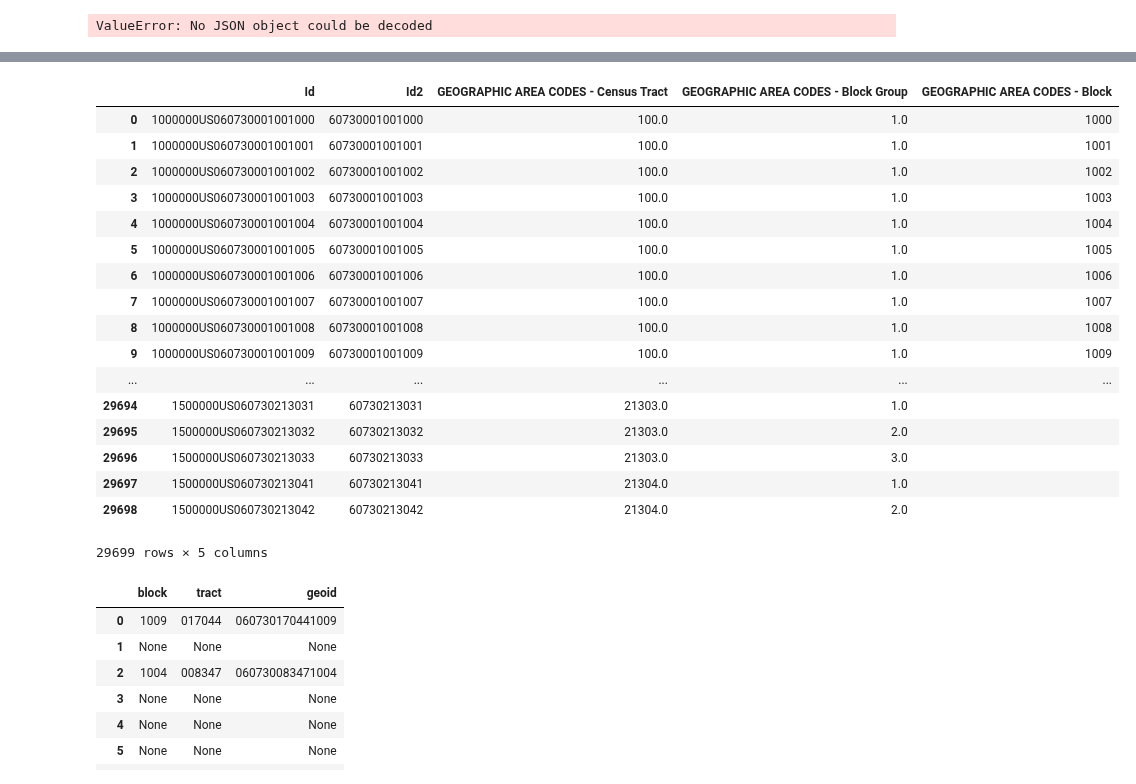
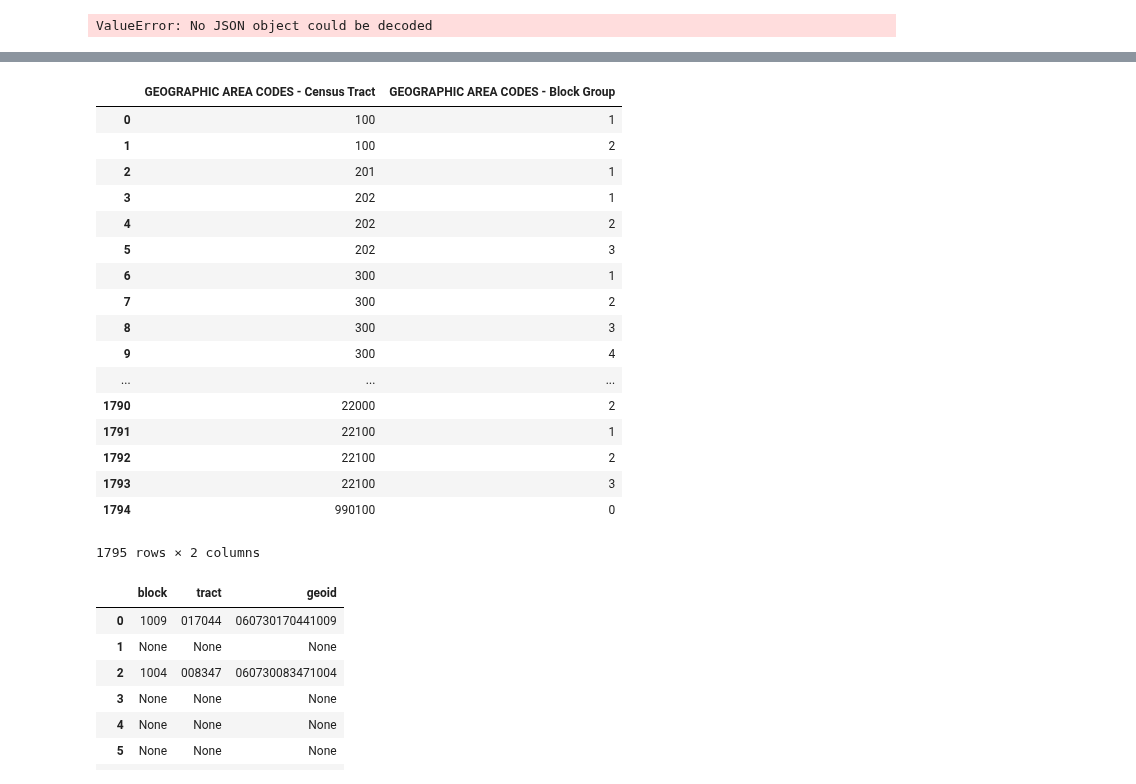
Before and after one commit to katiesch/insight2016, a Jupyter notebook: 311_blocks.ipynb, the cells around one changed output, grey strips where cells are left out. Saved outputs shown, nothing was run; the diff lists cells and outputs as text; code cells hidden in the pictures.

```diff
--- a/311_blocks.ipynb
+++ b/311_blocks.ipynb
@@ -58,0 +149,6 @@ KeyboardInterrupt:
+# %%
+cg = CensusGeocode()
+
+#cg.coordinates(x=-76, y=41)
+cg.onelineaddress('1600 Pennsylvania Avenue, Washington, DC')
+#cg.address('1600 Pennsylvania Avenue', city='Washington', state='DC', zipcode='22052')
@@ -72,0 +180,10 @@ ValueError: No JSON object could be decoded
+# %%
+for i in range(0,len(test)):
+    temp = pd.read_csv(test[i], header=1, low_memory=False)
+    print i, i, i
+    if (i==0):
+        census = temp.copy()
+    if (i!=0):
+        combo = pd.merge(census, temp, on='Id', how='left', suffixes=('', '_' + str(i)))
+        census = combo.copy()
+        census.reset_index(drop=True)
@@ -72,0 +300,13 @@ ValueError: No JSON object could be decoded
+# %%
+filenames='aff/block_groups/*with_ann.csv'
+test=glob.glob(filenames)
+# %%
+for i in range(0,len(test)):
+    temp = pd.read_csv(test[i], header=1, low_memory=False)
+    print i, i, i
+    if (i==0):
+        census = temp.copy()
+    if (i!=0):
+        combo = pd.merge(census, temp, on='Id', how='left', suffixes=('', '_' + str(i)))
+        census = combo.copy()
+        census.reset_index(drop=True)
@@ -93,24 +476,24 @@ array(['Id', 'Id2', 'Geography', 'Total:', 'Owner occupied',
 # %%
-census[['Id', 'Id2', 'GEOGRAPHIC AREA CODES - Census Tract','GEOGRAPHIC AREA CODES - Block Group','GEOGRAPHIC AREA CODES - Block']]
+census_trimmed[['GEOGRAPHIC AREA CODES - Census Tract', 'GEOGRAPHIC AREA CODES - Block Group']]
 # %% [output]
-|  | Id | Id2 | GEOGRAPHIC AREA CODES - Census Tract | GEOGRAPHIC AREA CODES - Block Group | GEOGRAPHIC AREA CODES - Block |
-| 0 | 1000000US060730001001000 | 60730001001000 | 100.0 | 1.0 | 1000 |
-| 1 | 1000000US060730001001001 | 60730001001001 | 100.0 | 1.0 | 1001 |
-| 2 | 1000000US060730001001002 | 60730001001002 | 100.0 | 1.0 | 1002 |
-| 3 | 1000000US060730001001003 | 60730001001003 | 100.0 | 1.0 | 1003 |
-| 4 | 1000000US060730001001004 | 60730001001004 | 100.0 | 1.0 | 1004 |
-| 5 | 1000000US060730001001005 | 60730001001005 | 100.0 | 1.0 | 1005 |
-| 6 | 1000000US060730001001006 | 60730001001006 | 100.0 | 1.0 | 1006 |
-| 7 | 1000000US060730001001007 | 60730001001007 | 100.0 | 1.0 | 1007 |
-| 8 | 1000000US060730001001008 | 60730001001008 | 100.0 | 1.0 | 1008 |
-| 9 | 1000000US060730001001009 | 60730001001009 | 100.0 | 1.0 | 1009 |
-| ... | ... | ... | ... | ... | ... |
-| 29694 | 1500000US060730213031 | 60730213031 | 21303.0 | 1.0 |  |
-| 29695 | 1500000US060730213032 | 60730213032 | 21303.0 | 2.0 |  |
-| 29696 | 1500000US060730213033 | 60730213033 | 21303.0 | 3.0 |  |
-| 29697 | 1500000US060730213041 | 60730213041 | 21304.0 | 1.0 |  |
-| 29698 | 1500000US060730213042 | 60730213042 | 21304.0 | 2.0 |  |
+|  | GEOGRAPHIC AREA CODES - Census Tract | GEOGRAPHIC AREA CODES - Block Group |
+| 0 | 100 | 1 |
+| 1 | 100 | 2 |
+| 2 | 201 | 1 |
+| 3 | 202 | 1 |
+| 4 | 202 | 2 |
+| 5 | 202 | 3 |
+| 6 | 300 | 1 |
+| 7 | 300 | 2 |
+| 8 | 300 | 3 |
+| 9 | 300 | 4 |
+| ... | ... | ... |
+| 1790 | 22000 | 2 |
+| 1791 | 22100 | 1 |
+| 1792 | 22100 | 2 |
+| 1793 | 22100 | 3 |
+| 1794 | 990100 | 0 |
-29699 rows × 5 columns
+1795 rows × 2 columns
 # %%
 requests[['block', 'tract', 'geoid']]
 # %% [output]
```
Also changed, not shown: parts of 50 cells of this notebook.
